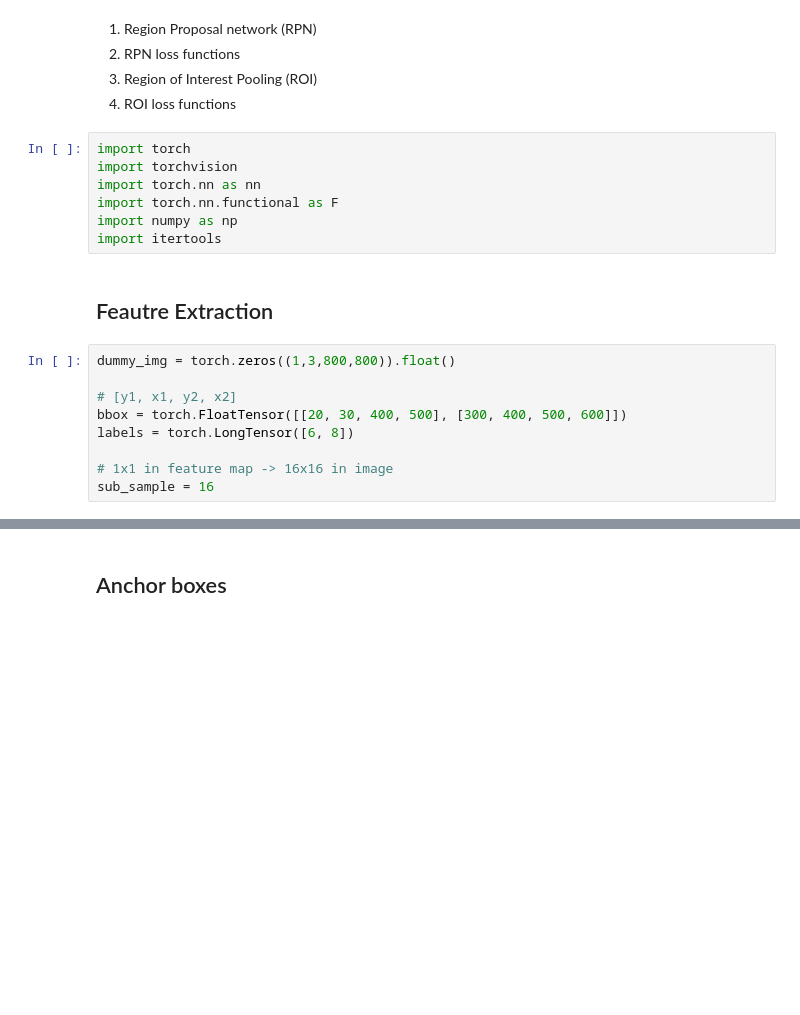
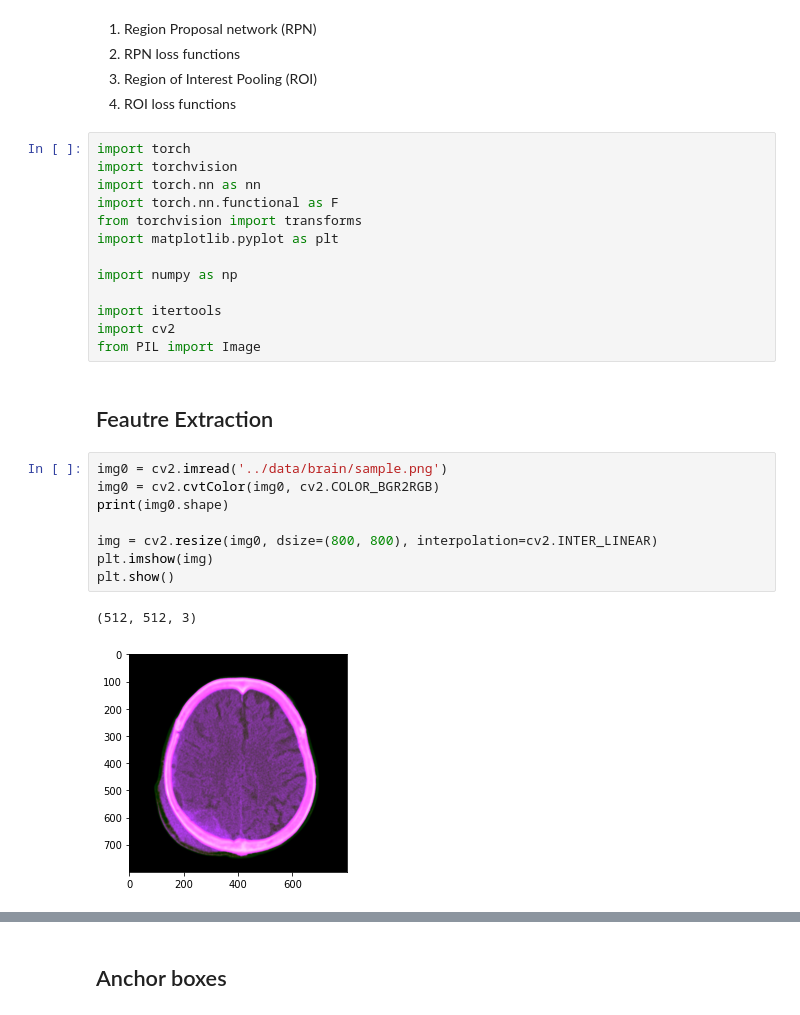
Before and after one commit to cuchoco/paper_implementations, a Jupyter notebook: models/FASTER_RCNN.ipynb, the cells around one changed output, grey strips where cells are left out. Saved outputs shown, nothing was run; the diff lists cells and outputs as text; blank space fills up the shorter version.

```diff
--- a/models/FASTER_RCNN.ipynb
+++ b/models/FASTER_RCNN.ipynb
@@ -8,16 +8,24 @@ import torch
 import torchvision
 import torch.nn as nn
 import torch.nn.functional as F
+from torchvision import transforms
+import matplotlib.pyplot as plt
+
 import numpy as np
+
 import itertools
+import cv2
+from PIL import Image
 # %% [markdown]
 ## Feautre Extraction
-# %%
-dummy_img = torch.zeros((1,3,800,800)).float()
-
-# [y1, x1, y2, x2]
-bbox = torch.FloatTensor([[20, 30, 400, 500], [300, 400, 500, 600]])
-labels = torch.LongTensor([6, 8])
-
-# 1x1 in feature map -> 16x16 in image
-sub_sample = 16
+# %%
+img0 = cv2.imread('../data/brain/sample.png')
+img0 = cv2.cvtColor(img0, cv2.COLOR_BGR2RGB)
+print(img0.shape)
+
+img = cv2.resize(img0, dsize=(800, 800), interpolation=cv2.INTER_LINEAR)
+plt.imshow(img)
+plt.show()
+# %% [output]
+(512, 512, 3)
+[figure, added]
```
Also changed, not shown: parts of 70 cells of this notebook.
